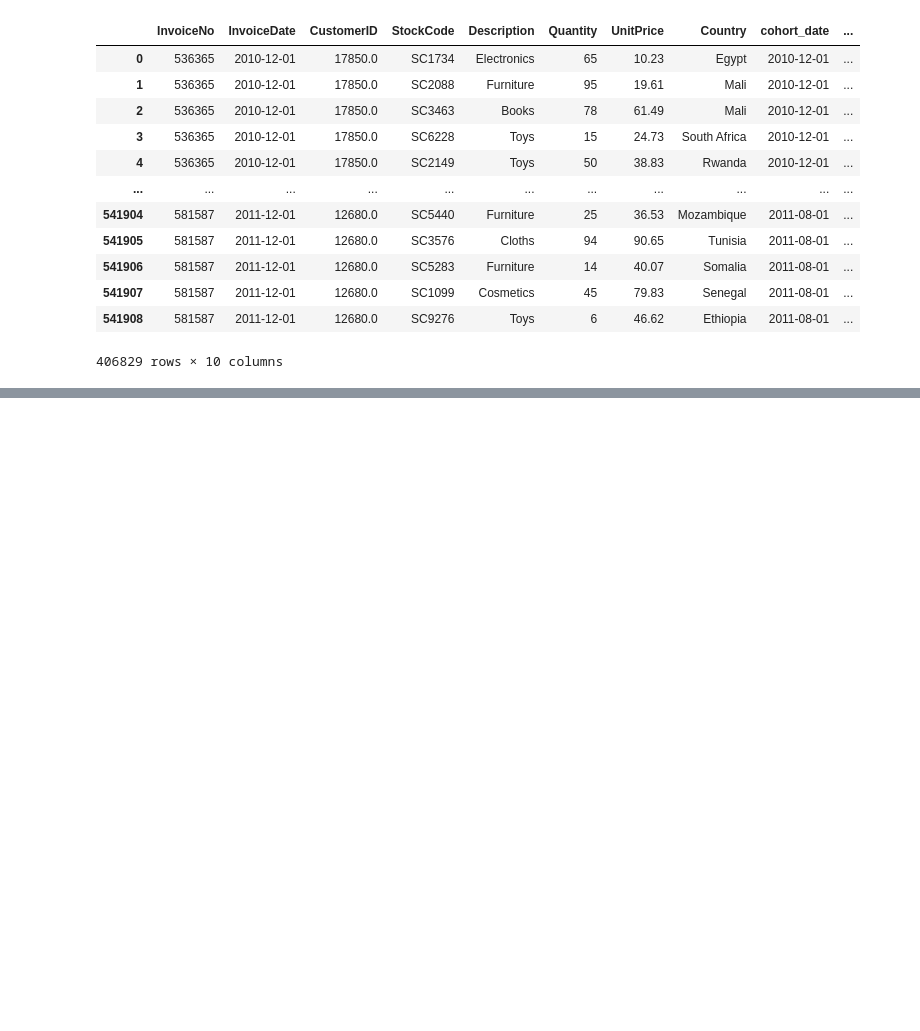
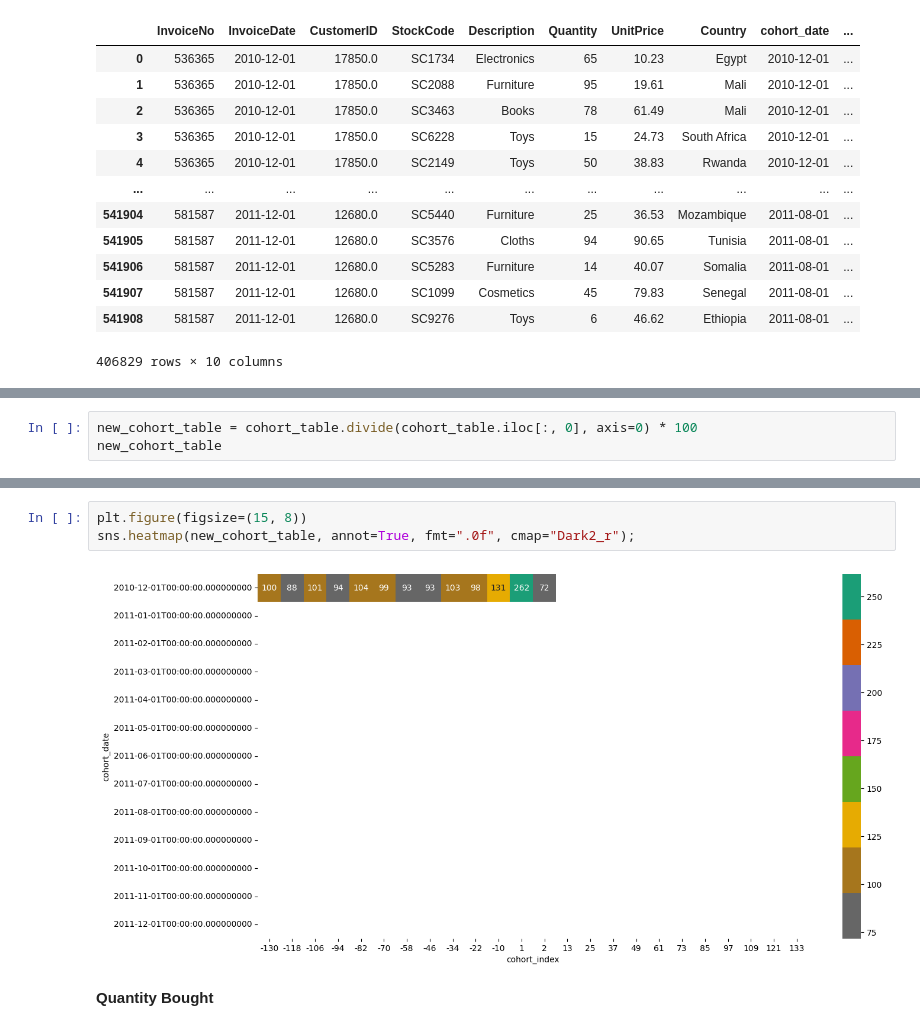
Before and after one commit to chemutai254/DATA, a Jupyter notebook: AMDARI/Cohort_Analysis/Cohort_Analysis.ipynb, the cells around one changed output, grey strips where cells are left out. Saved outputs shown, nothing was run; the diff lists cells and outputs as text; blank space fills up the shorter version.

```diff
--- a/AMDARI/Cohort_Analysis/Cohort_Analysis.ipynb
+++ b/AMDARI/Cohort_Analysis/Cohort_Analysis.ipynb
@@ -309,0 +363,3 @@ df
+# %%
+new_cohort_table = cohort_table.divide(cohort_table.iloc[:, 0], axis=0) * 100
+new_cohort_table
@@ -309,0 +383,7 @@ df
+# %%
+plt.figure(figsize=(15, 8))
+sns.heatmap(new_cohort_table, annot=True, fmt=".0f", cmap="Dark2_r");
+# %% [output]
+[figure, added]
+# %% [markdown]
+**Quantity Bought**
```
Also changed, not shown: parts of 16 cells of this notebook, 2 other files.
